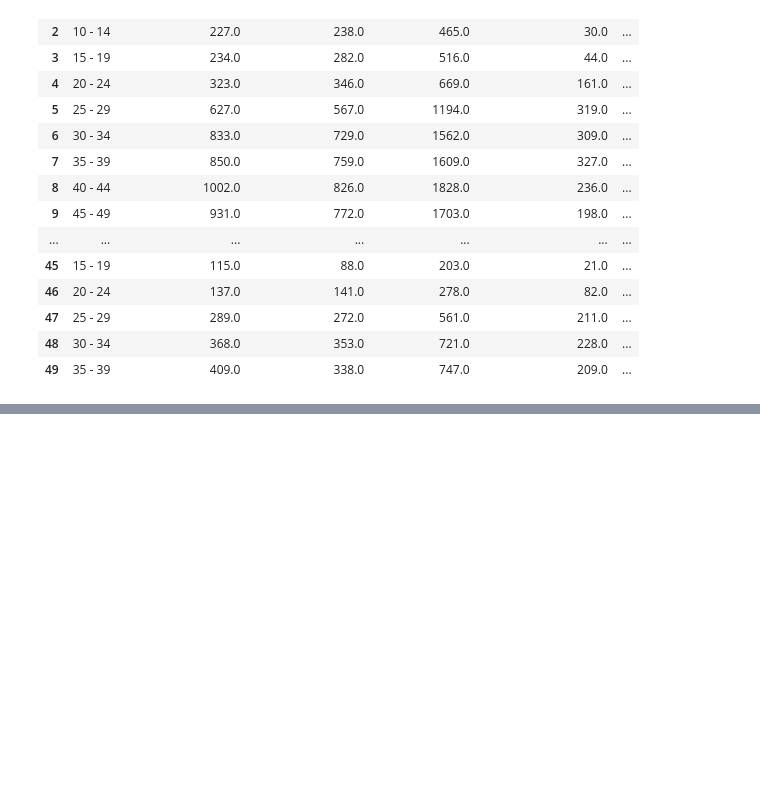
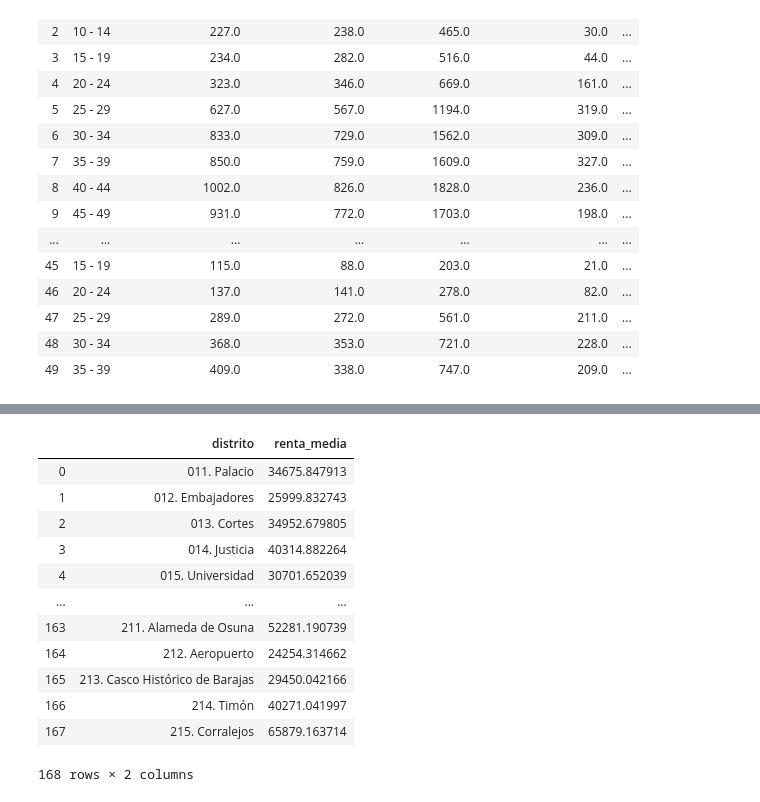
Before and after one commit to InmaLatorre/G3_ProyectoPython, a Jupyter notebook: main_fer_murcia.ipynb, the cells around one changed output, grey strips where cells are left out. Drawn from its saved outputs; the diff is of its cells as text; code cells hidden in the pictures; blank space fills up the shorter version.

Commit message:
cambios en tabla de renta

```diff
--- a/main_fer_murcia.ipynb
+++ b/main_fer_murcia.ipynb
@@ -88,0 +127,19 @@ main_table_padron.head(50)
+# %%
+renta = pd.read_excel("resources/renta_por_barrios.xlsx", index_col = False)
+renta.head(50)
+renta1 = renta.rename(columns={' 01. Centro' : 'distrito', 31377.836360012756:'renta_media'})
+renta1
+# %% [output]
+|  | distrito | renta_media |
+| 0 | 011. Palacio | 34675.847913 |
+| 1 | 012. Embajadores | 25999.832743 |
+| 2 | 013. Cortes | 34952.679805 |
+| 3 | 014. Justicia | 40314.882264 |
+| 4 | 015. Universidad | 30701.652039 |
+| ... | ... | ... |
+| 163 | 211. Alameda de Osuna | 52281.190739 |
+| 164 | 212. Aeropuerto | 24254.314662 |
+| 165 | 213. Casco Histórico de Barajas | 29450.042166 |
+| 166 | 214. Timón | 40271.041997 |
+| 167 | 215. Corralejos | 65879.163714 |
+168 rows × 2 columns
```
Also changed, not shown: parts of 6 cells of this notebook, 1 other file.
